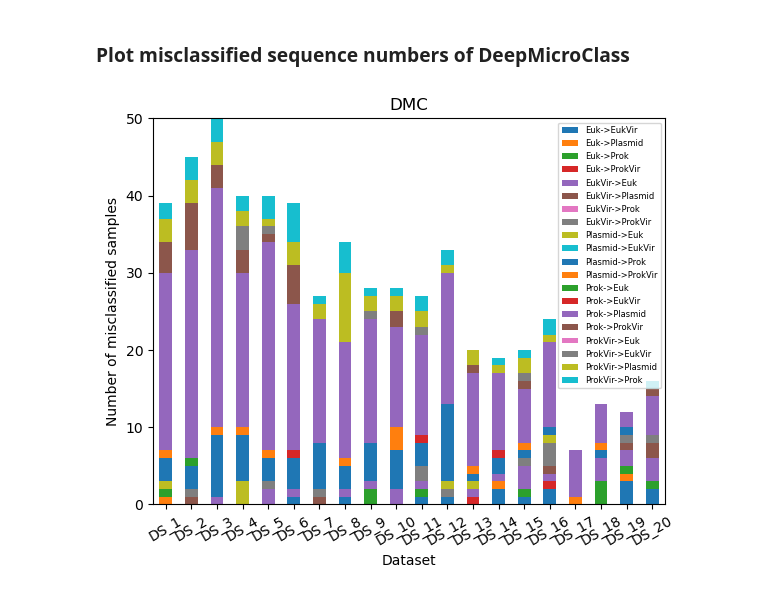
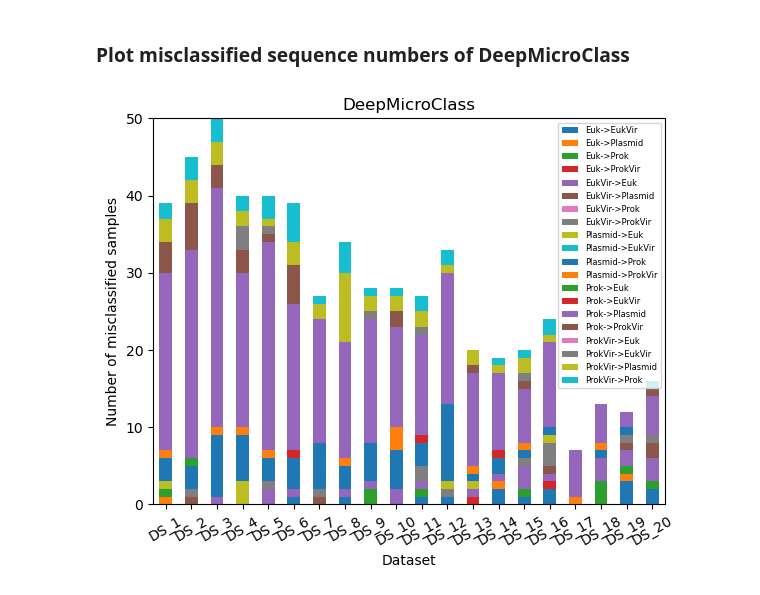
Before and after one commit to chengsly/DeepMicroClass, a Jupyter notebook: plot_figures/plot_acc_f1/visualize_misclassified.ipynb, the cells around one changed output. Saved outputs shown, nothing was run; the diff lists cells and outputs as text; code cells hidden in the pictures.

```diff
--- a/plot_figures/plot_acc_f1/visualize_misclassified.ipynb
+++ b/plot_figures/plot_acc_f1/visualize_misclassified.ipynb
@@ -63,18 +63,18 @@ fig.savefig('/home/tianqi/project/DeepMicrobeFinder/plot_figures/plot_acc_f1/ana
 # %%
 dmc = pd.read_csv('/home/tianqi/project/DeepMicrobeFinder/perf_summary/misclassified_dmc.csv')
 dmc.index = xticks
 
 fig, ax = plt.subplots(1, 1, figsize=(6, 5))
 dmc.plot.bar(stacked=True, ax=ax)
-ax.set_title('DMC')
+ax.set_title('DeepMicroClass')
 ax.set_ylabel('Number of misclassified samples')
 ax.set_ylim(0, 50)
 ax.set_xlabel('Dataset')
 ax.tick_params(axis='x', labelrotation=30)
 # make legend smalle
 ax.legend(prop={'size': 6})
 
 fig.tight_layout()
 fig.savefig('/home/tianqi/project/DeepMicrobeFinder/plot_figures/plot_acc_f1/analysis_results/mistake_dmc.pdf', bbox_inches='tight')
 # %% [output]
-[figure, old version]
+[figure, new version]
```
Also changed, not shown: 1 other file.
